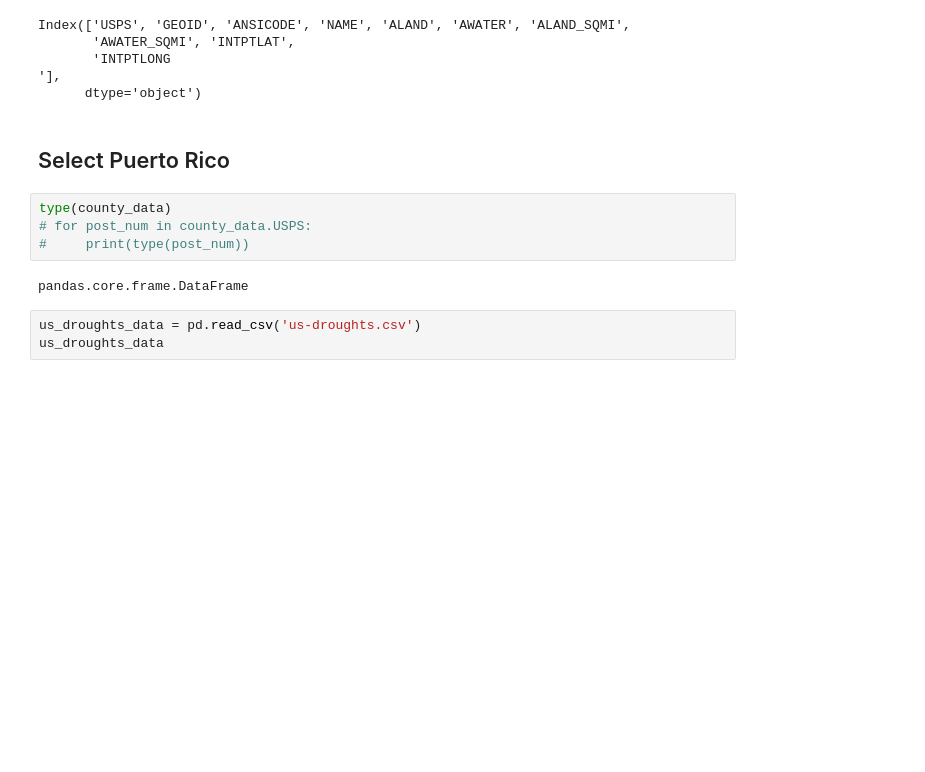
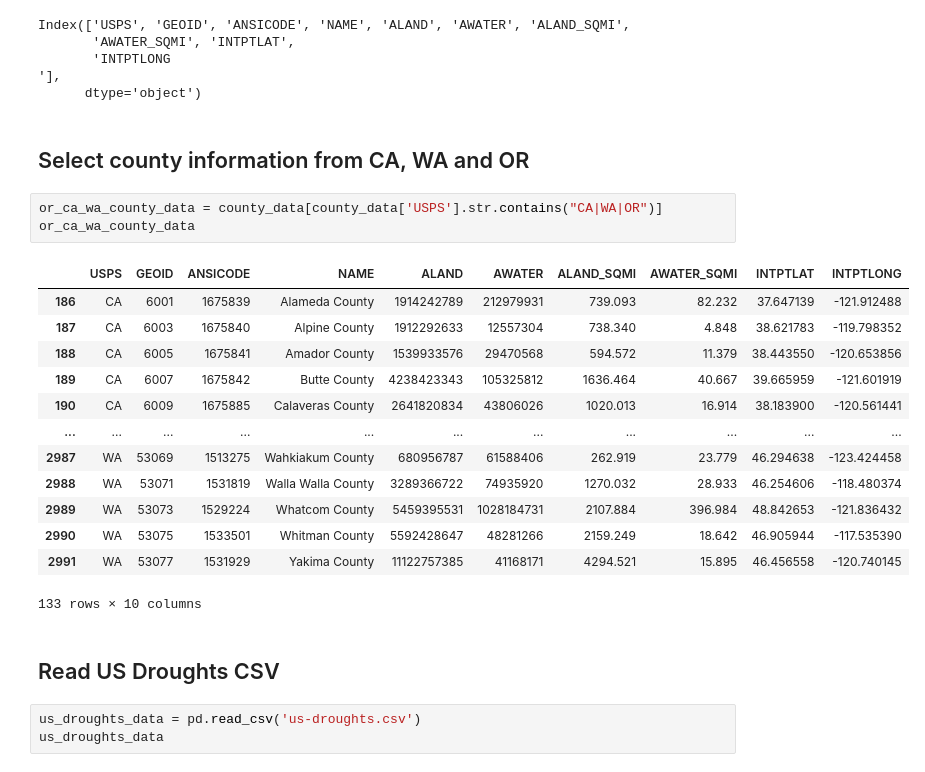
Before and after one commit to jose-pagan/OMIS3000_Group_Project, a Jupyter notebook: main.ipynb, the cells around one changed output. Drawn from its saved outputs; the diff is of its cells as text; blank space fills up the shorter version.

```diff
--- a/main.ipynb
+++ b/main.ipynb
@@ -39,14 +39,27 @@ Index(['USPS', 'GEOID', 'ANSICODE', 'NAME', 'ALAND', 'AWATER', 'ALAND_SQMI',
        'AWATER_SQMI', 'INTPTLAT',
        'INTPTLONG                                                                                                               '],
       dtype='object')
-# %% [markdown]
-## Select Puerto Rico
-# %%
-type(county_data)
-# for post_num in county_data.USPS:
-#     print(type(post_num))
-# %% [output]
-pandas.core.frame.DataFrame
+# %% [markdown]
+## Select county information from CA, WA and OR
+# %%
+or_ca_wa_county_data = county_data[county_data['USPS'].str.contains("CA|WA|OR")]
+or_ca_wa_county_data
+# %% [output]
+|  | USPS | GEOID | ANSICODE | NAME | ALAND | AWATER | ALAND_SQMI | AWATER_SQMI | INTPTLAT | INTPTLONG |
+| 186 | CA | 6001 | 1675839 | Alameda County | 1914242789 | 212979931 | 739.093 | 82.232 | 37.647139 | -121.912488 |
+| 187 | CA | 6003 | 1675840 | Alpine County | 1912292633 | 12557304 | 738.340 | 4.848 | 38.621783 | -119.798352 |
+| 188 | CA | 6005 | 1675841 | Amador County | 1539933576 | 29470568 | 594.572 | 11.379 | 38.443550 | -120.653856 |
+| 189 | CA | 6007 | 1675842 | Butte County | 4238423343 | 105325812 | 1636.464 | 40.667 | 39.665959 | -121.601919 |
+| 190 | CA | 6009 | 1675885 | Calaveras County | 2641820834 | 43806026 | 1020.013 | 16.914 | 38.183900 | -120.561441 |
+| ... | ... | ... | ... | ... | ... | ... | ... | ... | ... | ... |
+| 2987 | WA | 53069 | 1513275 | Wahkiakum County | 680956787 | 61588406 | 262.919 | 23.779 | 46.294638 | -123.424458 |
+| 2988 | WA | 53071 | 1531819 | Walla Walla County | 3289366722 | 74935920 | 1270.032 | 28.933 | 46.254606 | -118.480374 |
+| 2989 | WA | 53073 | 1529224 | Whatcom County | 5459395531 | 1028184731 | 2107.884 | 396.984 | 48.842653 | -121.836432 |
+| 2990 | WA | 53075 | 1533501 | Whitman County | 5592428647 | 48281266 | 2159.249 | 18.642 | 46.905944 | -117.535390 |
+| 2991 | WA | 53077 | 1531929 | Yakima County | 11122757385 | 41168171 | 4294.521 | 15.895 | 46.456558 | -120.740145 |
+133 rows × 10 columns
+# %% [markdown]
+## Read US Droughts CSV
 # %%
 us_droughts_data = pd.read_csv('us-droughts.csv')
 us_droughts_data
```
Also changed, not shown: parts of 2 cells of this notebook, 1 other file.
